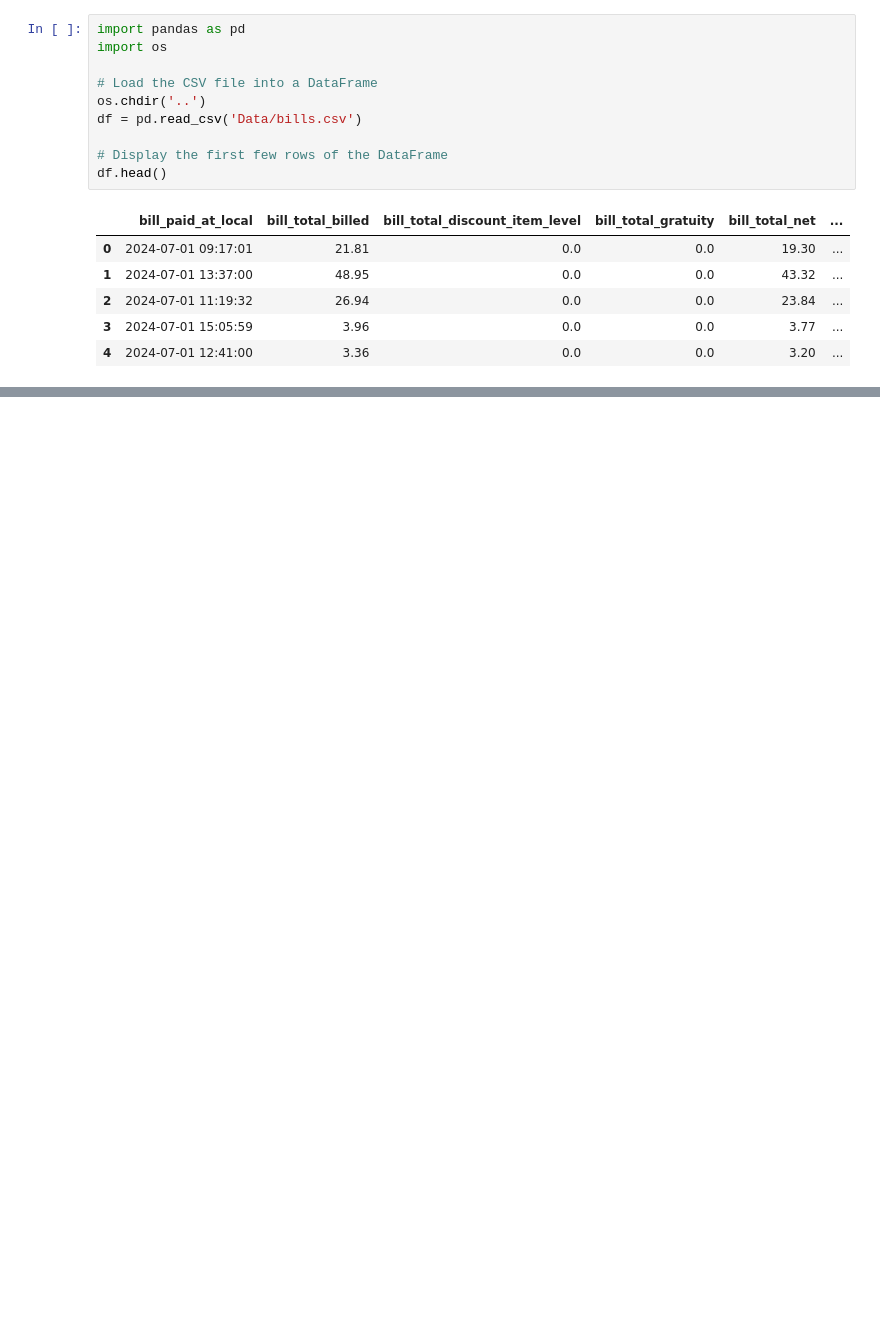
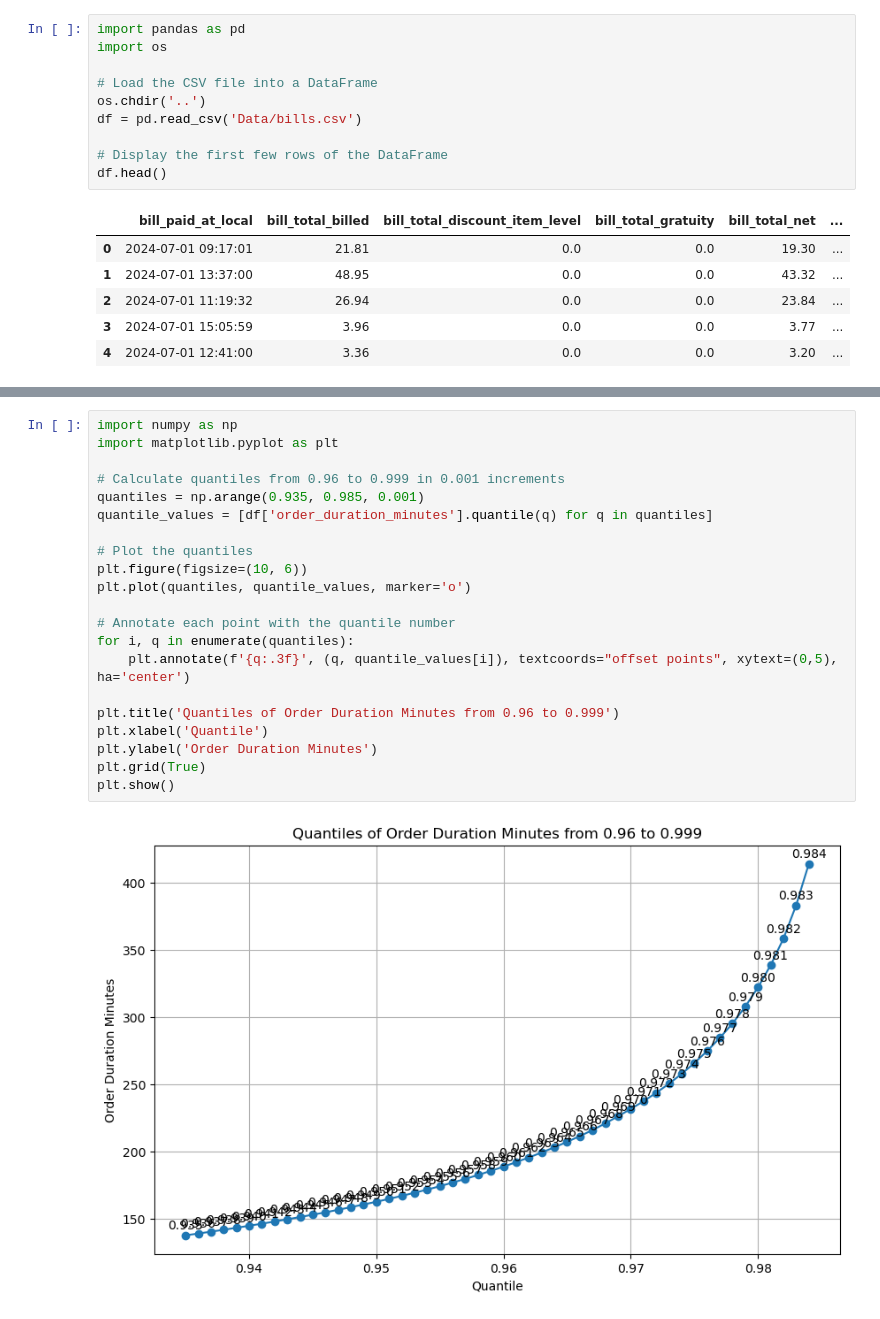
Before and after one commit to NathanL15/TouchBistroEDA, a Jupyter notebook: Pipeline/Preprocess.ipynb, the cells around one changed output, grey strips where cells are left out. Saved outputs shown, nothing was run; the diff lists cells and outputs as text; blank space fills up the shorter version.

```diff
--- a/Pipeline/Preprocess.ipynb
+++ b/Pipeline/Preprocess.ipynb
@@ -17,0 +41,23 @@ df.head()
+# %%
+import numpy as np
+import matplotlib.pyplot as plt
+
+# Calculate quantiles from 0.96 to 0.999 in 0.001 increments
+quantiles = np.arange(0.935, 0.985, 0.001)
+quantile_values = [df['order_duration_minutes'].quantile(q) for q in quantiles]
+
+# Plot the quantiles
+plt.figure(figsize=(10, 6))
+plt.plot(quantiles, quantile_values, marker='o')
+
+# Annotate each point with the quantile number
+for i, q in enumerate(quantiles):
+    plt.annotate(f'{q:.3f}', (q, quantile_values[i]), textcoords="offset points", xytext=(0,5), ha='center')
+
+plt.title('Quantiles of Order Duration Minutes from 0.96 to 0.999')
+plt.xlabel('Quantile')
+plt.ylabel('Order Duration Minutes')
+plt.grid(True)
+plt.show()
+# %% [output]
+[figure, added]
```
Also changed, not shown: parts of 4 cells of this notebook.
